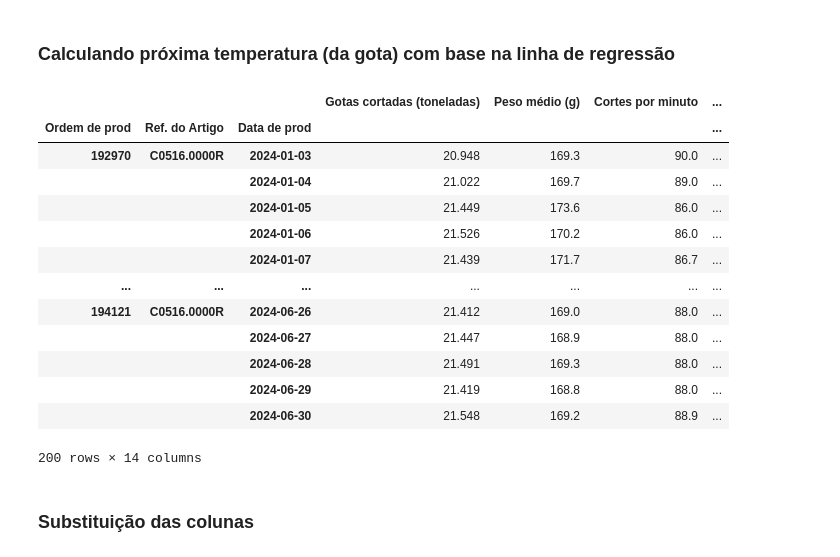
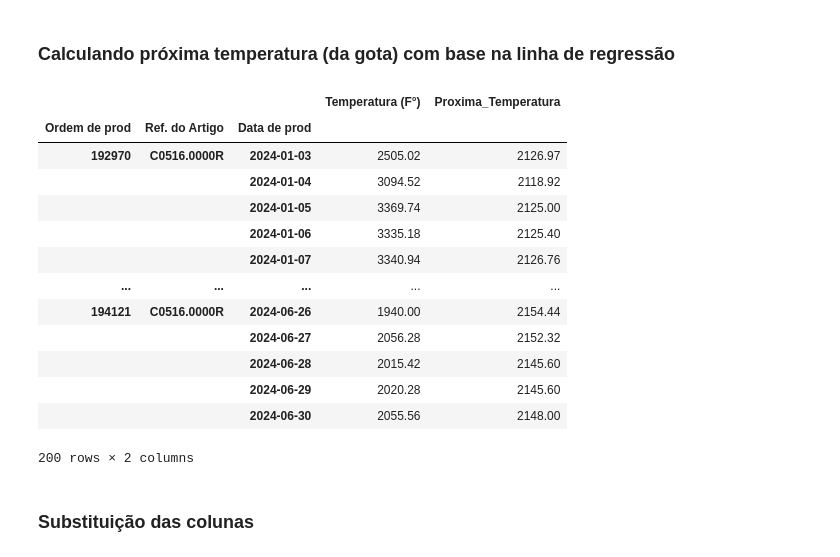
Before and after one commit to lucasz-g/Analise-Gotas, a Jupyter notebook: analises/analise_defeitos.ipynb, the cells around one changed output. Cells and saved outputs as stored; diff of their text form; code cells hidden in the pictures.

```diff
--- a/analises/analise_defeitos.ipynb
+++ b/analises/analise_defeitos.ipynb
@@ -497,23 +497,23 @@ def prever_proxima_temp(row):
 # Aplica a função 'prever_proxima_temp' a cada linha do DataFrame
 # Cria uma nova coluna 'Proxima_Temperatura' com os valores previstos
 df_resumo_geral.loc[:, 'Proxima_Temperatura'] = df_resumo_geral.apply(prever_proxima_temp, axis=1)
-# %%
-df_resumo_geral
-# %% [output]
-|  |  |  | Gotas cortadas (toneladas) | Peso médio (g) | Cortes por minuto | ... |
-| Ordem de prod | Ref. do Artigo | Data de prod |  |  |  | ... |
-| 192970 | C0516.0000R | 2024-01-03 | 20.948 | 169.3 | 90.0 | ... |
-|  |  | 2024-01-04 | 21.022 | 169.7 | 89.0 | ... |
-|  |  | 2024-01-05 | 21.449 | 173.6 | 86.0 | ... |
-|  |  | 2024-01-06 | 21.526 | 170.2 | 86.0 | ... |
-|  |  | 2024-01-07 | 21.439 | 171.7 | 86.7 | ... |
-| ... | ... | ... | ... | ... | ... | ... |
-| 194121 | C0516.0000R | 2024-06-26 | 21.412 | 169.0 | 88.0 | ... |
-|  |  | 2024-06-27 | 21.447 | 168.9 | 88.0 | ... |
-|  |  | 2024-06-28 | 21.491 | 169.3 | 88.0 | ... |
-|  |  | 2024-06-29 | 21.419 | 168.8 | 88.0 | ... |
-|  |  | 2024-06-30 | 21.548 | 169.2 | 88.9 | ... |
-200 rows × 14 columns
+# %%
+df_resumo_geral[['Temperatura (F°)', 'Proxima_Temperatura']]
+# %% [output]
+|  |  |  | Temperatura (F°) | Proxima_Temperatura |
+| Ordem de prod | Ref. do Artigo | Data de prod |  |  |
+| 192970 | C0516.0000R | 2024-01-03 | 2505.02 | 2126.97 |
+|  |  | 2024-01-04 | 3094.52 | 2118.92 |
+|  |  | 2024-01-05 | 3369.74 | 2125.00 |
+|  |  | 2024-01-06 | 3335.18 | 2125.40 |
+|  |  | 2024-01-07 | 3340.94 | 2126.76 |
+| ... | ... | ... | ... | ... |
+| 194121 | C0516.0000R | 2024-06-26 | 1940.00 | 2154.44 |
+|  |  | 2024-06-27 | 2056.28 | 2152.32 |
+|  |  | 2024-06-28 | 2015.42 | 2145.60 |
+|  |  | 2024-06-29 | 2020.28 | 2145.60 |
+|  |  | 2024-06-30 | 2055.56 | 2148.00 |
+200 rows × 2 columns
 # %% [markdown]
 ### Substituição das colunas
 # %%
```
